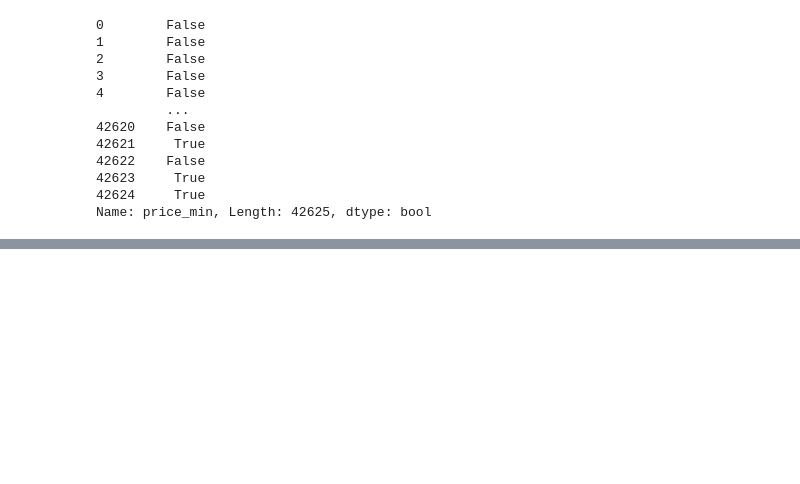
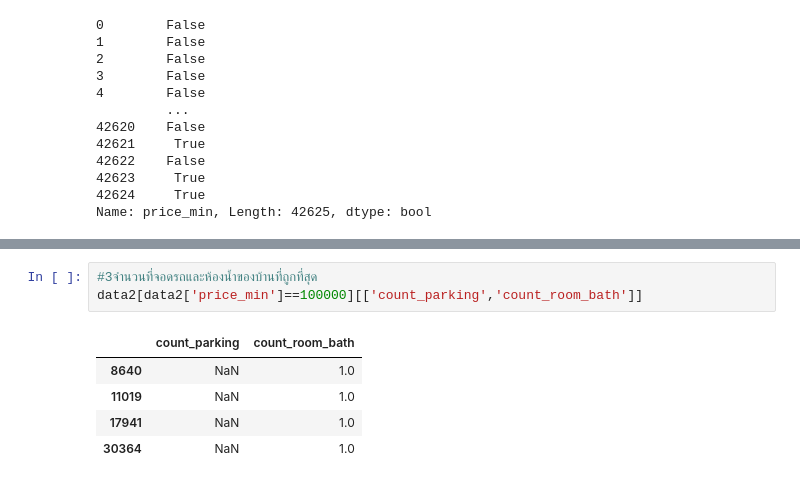
Before and after one commit to Pittawas6330210206/BasicProg_Dataviz65, a Jupyter notebook: Quiz4.ipynb, the cells around one changed output, grey strips where cells are left out. Drawn from its saved outputs; the diff is of its cells as text; blank space fills up the shorter version.

```diff
--- a/Quiz4.ipynb
+++ b/Quiz4.ipynb
@@ -259,0 +251,9 @@ data2[data2['propertytype_name_en']=='Detached House']
+# %%
+#3จำนวนที่จอดรถและห้องน้ำของบ้านที่ถูกที่สุด
+data2[data2['price_min']==100000][['count_parking','count_room_bath']]
+# %% [output]
+|  | count_parking | count_room_bath |
+| 8640 | NaN | 1.0 |
+| 11019 | NaN | 1.0 |
+| 17941 | NaN | 1.0 |
+| 30364 | NaN | 1.0 |
```
Also changed, not shown: parts of 5 cells of this notebook.
